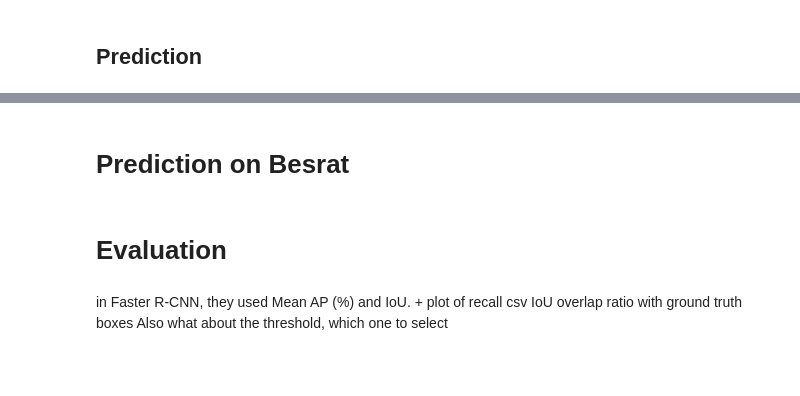
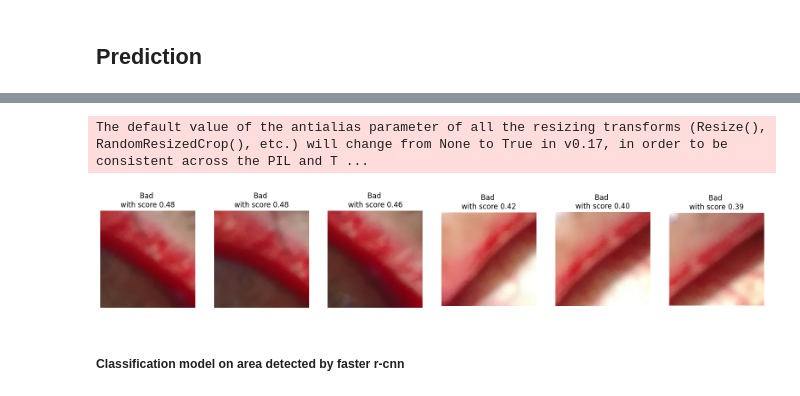
Before and after one commit to lucieDLE/trachoma, a Jupyter notebook: src/py/notebooks/faster-rcnn-dl.ipynb, the cells around one changed output, grey strips where cells are left out. Cells and saved outputs as stored; diff of their text form; code cells hidden in the pictures; blank space fills up the shorter version.

```diff
--- a/src/py/notebooks/faster-rcnn-dl.ipynb
+++ b/src/py/notebooks/faster-rcnn-dl.ipynb
@@ -202,19 +450,32 @@ for i in range(2):
+# %%
+tr_resize = transforms.Resize((512,512))
 # %%
-out_img = outs[IDX]
+map = {0:'Healthy', 1:'Bad', 2:'Reject'}
+out_img = outs[0]
 num_cols = 6
 num_rows = int(len(out_img['labels'])/num_cols) +1
-plt.figure(figsize=(2*num_rows,4*num_cols))
+plt.figure(figsize=(20,10))
+patches = []
 
-for j in range(len(out_img['labels'])):
+i_plot = 1
+for j in indices:
   box = out_img['boxes'][j]
   label = out_img['labels'][j]
   score =out_img['scores'][j].cpu().detach().numpy()
-  plt.subplot(num_rows,num_cols,j+1)
+  plt.subplot(num_rows,num_cols,i_plot)
   x1, y1, x2, y2 = box.cpu().detach().numpy()
-  img_cropped = img[int(y1):int(y2), int(x1):int(x2), :]
 
+  img_cropped = img[int(y1) :int(y2), int(x1):int(x2), :]
   plt.imshow(img_cropped)
   plt.axis('off')
   plt.title(f"{map[label.item()]} \nwith score {score:.2f}")
+  i_plot+=1
+
+  img_cropped = tr_resize(img_cropped.permute(2,0,1))
+  patches.append(img_cropped.unsqueeze(0))
+
+
+patches = torch.cat(patches)
+# %% [output]
+The default value of the antialias parameter of all the resizing transforms (Resize(), RandomResizedCrop(), etc.) will change from None to True in v0.17, in order to be consistent across the PIL and T ...
+[figure, added]
-# %% [markdown]
-# Prediction on Besrat
@@ -272,5 +482,2 @@ plt.show()
-# %% [markdown]
-# Evaluation
-# %% [markdown]
-in Faster R-CNN, they used Mean AP (%) and IoU. + plot of recall csv IoU overlap ratio with ground truth boxes
-Also what about the threshold, which one to select
+# %% [markdown]
+##### Classification model on area detected by faster r-cnn
```
Also changed, not shown: parts of 40 cells of this notebook, 4 other files.
